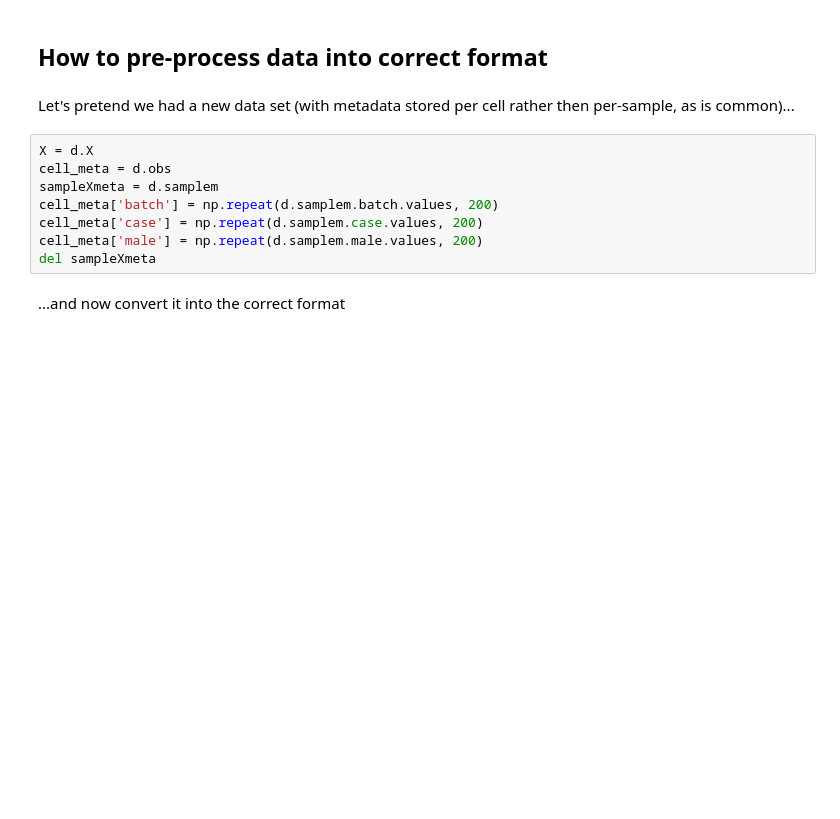
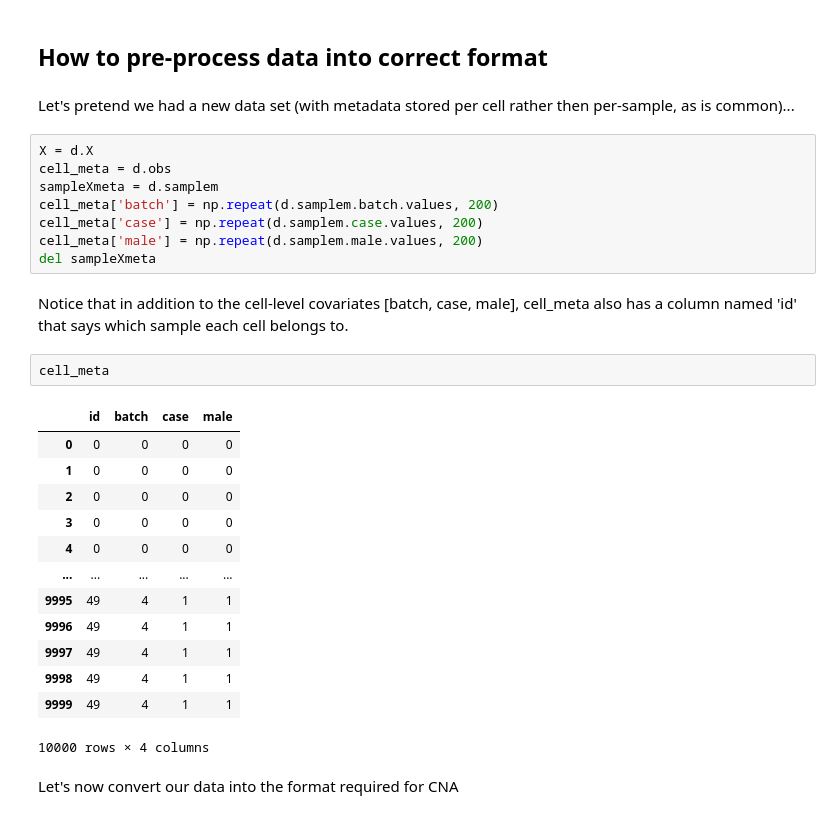
Before and after one commit to immunogenomics/cna, a Jupyter notebook: demo/demo.ipynb, the cells around one changed output. Drawn from its saved outputs; the diff is of its cells as text; blank space fills up the shorter version.

```diff
--- a/demo/demo.ipynb
+++ b/demo/demo.ipynb
@@ -134,8 +150,26 @@ cell_meta['batch'] = np.repeat(d.samplem.batch.values, 200)
 cell_meta['case'] = np.repeat(d.samplem.case.values, 200)
 cell_meta['male'] = np.repeat(d.samplem.male.values, 200)
 del sampleXmeta
+# %% [markdown]
+Notice that in addition to the cell-level covariates [batch, case, male], cell_meta also has a column named 'id' that says which sample each cell belongs to.
+# %%
+cell_meta
+# %% [output]
+|  | id | batch | case | male |
+| 0 | 0 | 0 | 0 | 0 |
+| 1 | 0 | 0 | 0 | 0 |
+| 2 | 0 | 0 | 0 | 0 |
+| 3 | 0 | 0 | 0 | 0 |
+| 4 | 0 | 0 | 0 | 0 |
+| ... | ... | ... | ... | ... |
+| 9995 | 49 | 4 | 1 | 1 |
+| 9996 | 49 | 4 | 1 | 1 |
+| 9997 | 49 | 4 | 1 | 1 |
+| 9998 | 49 | 4 | 1 | 1 |
+| 9999 | 49 | 4 | 1 | 1 |
+10000 rows × 4 columns
 # %% [markdown]
-...and now convert it into the correct format
+Let's now convert our data into the format required for CNA
 # %%
 import multianndata as mad
 import scanpy as sc
```
Also changed, not shown: parts of 7 cells of this notebook, 2 other files.
